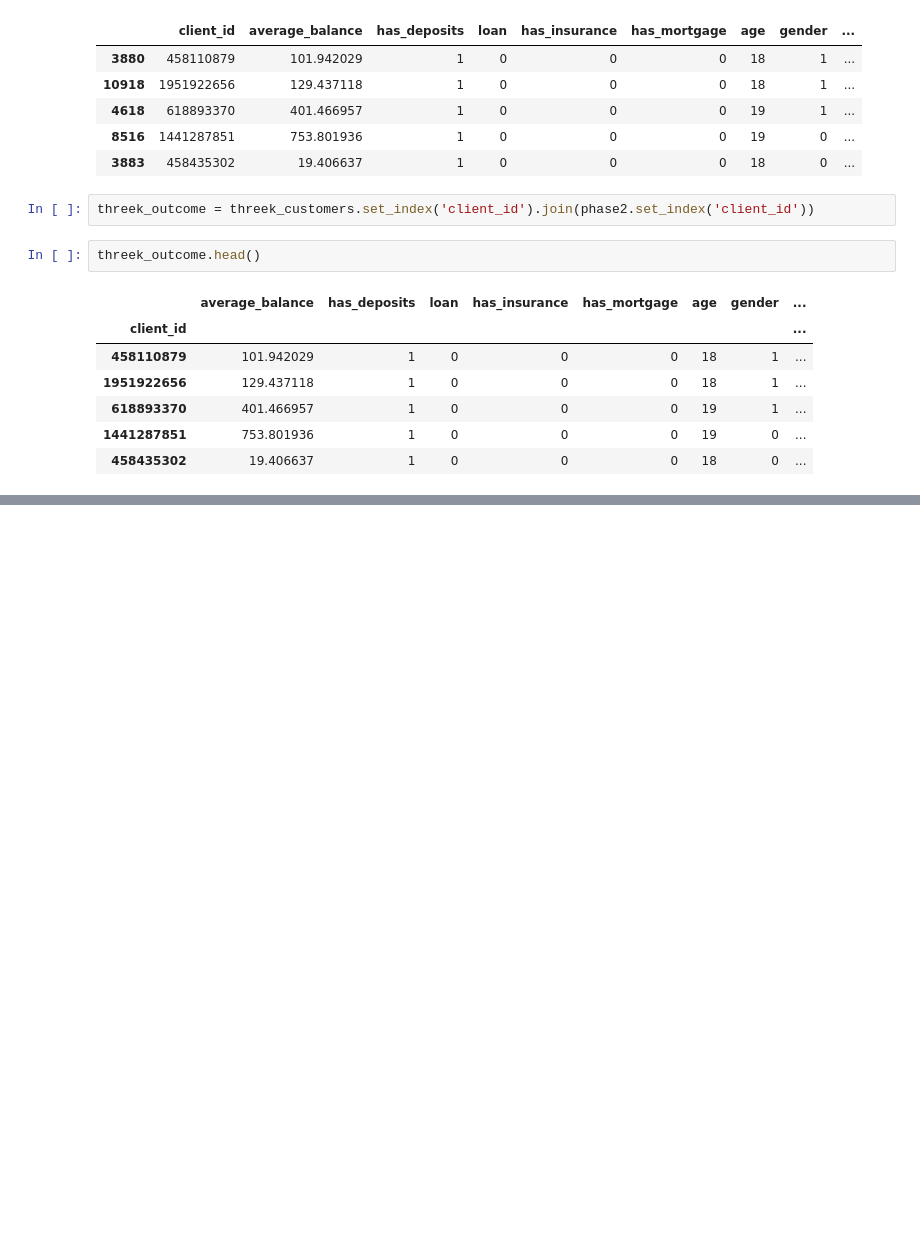
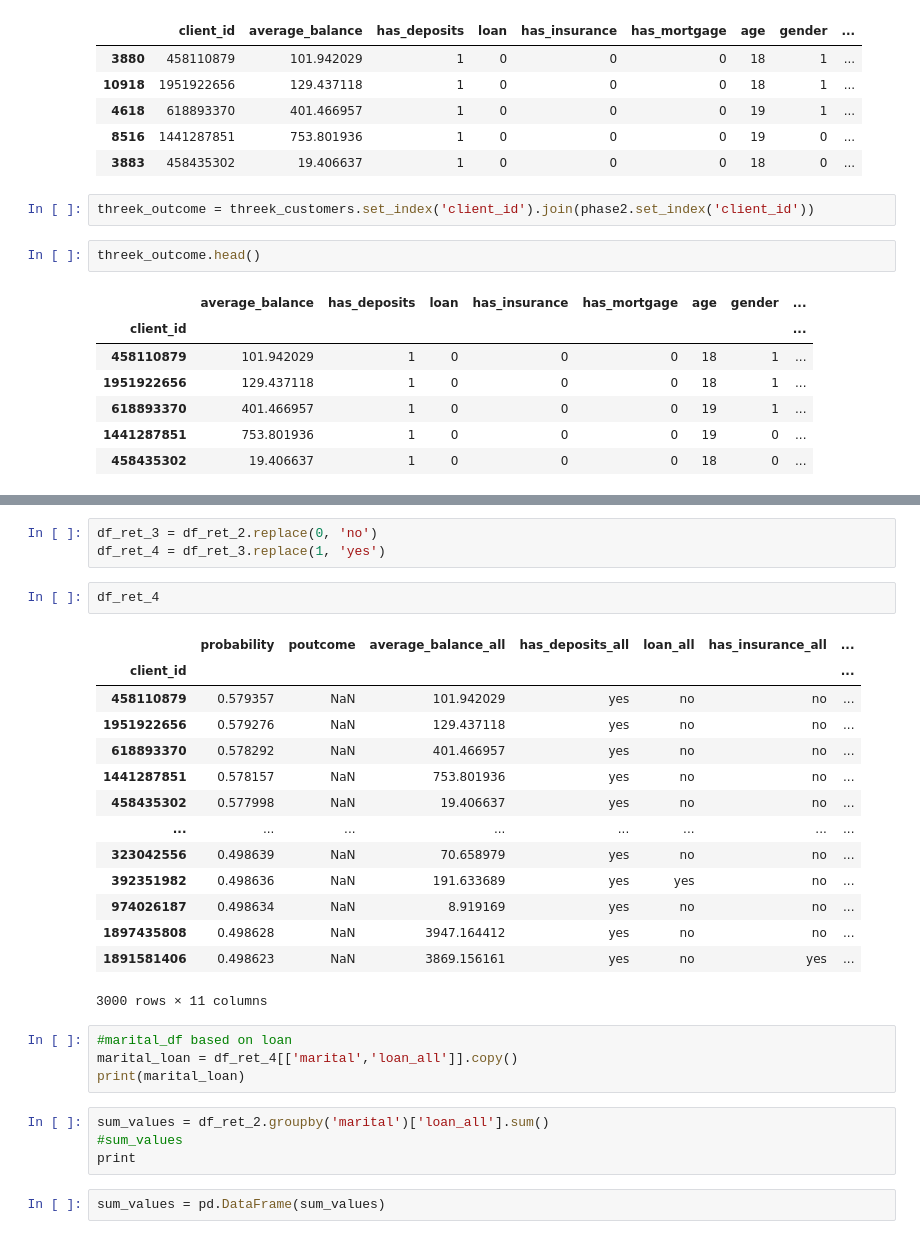
Before and after one commit to braverun/cb_case_study, a Jupyter notebook: cb_case_study.ipynb, the cells around one changed output, grey strips where cells are left out. Drawn from its saved outputs; the diff is of its cells as text; blank space fills up the shorter version.

```diff
--- a/cb_case_study.ipynb
+++ b/cb_case_study.ipynb
@@ -771,0 +817,30 @@ KeyError: "['Unnamed'] not found in axis"
+# %%
+df_ret_3 = df_ret_2.replace(0, 'no')
+df_ret_4 = df_ret_3.replace(1, 'yes')
+# %%
+df_ret_4
+# %% [output]
+|  | probability | poutcome | average_balance_all | has_deposits_all | loan_all | has_insurance_all | ... |
+| client_id |  |  |  |  |  |  | ... |
+| 458110879 | 0.579357 | NaN | 101.942029 | yes | no | no | ... |
+| 1951922656 | 0.579276 | NaN | 129.437118 | yes | no | no | ... |
+| 618893370 | 0.578292 | NaN | 401.466957 | yes | no | no | ... |
+| 1441287851 | 0.578157 | NaN | 753.801936 | yes | no | no | ... |
+| 458435302 | 0.577998 | NaN | 19.406637 | yes | no | no | ... |
+| ... | ... | ... | ... | ... | ... | ... | ... |
+| 323042556 | 0.498639 | NaN | 70.658979 | yes | no | no | ... |
+| 392351982 | 0.498636 | NaN | 191.633689 | yes | yes | no | ... |
+| 974026187 | 0.498634 | NaN | 8.919169 | yes | no | no | ... |
+| 1897435808 | 0.498628 | NaN | 3947.164412 | yes | no | no | ... |
+| 1891581406 | 0.498623 | NaN | 3869.156161 | yes | no | yes | ... |
+3000 rows × 11 columns
+# %%
+#marital_df based on loan
+marital_loan = df_ret_4[['marital','loan_all']].copy()
+print(marital_loan)
+# %%
+sum_values = df_ret_2.groupby('marital')['loan_all'].sum()
+#sum_values
+print
+# %%
+sum_values = pd.DataFrame(sum_values)
```
Also changed, not shown: parts of 19 cells of this notebook.
